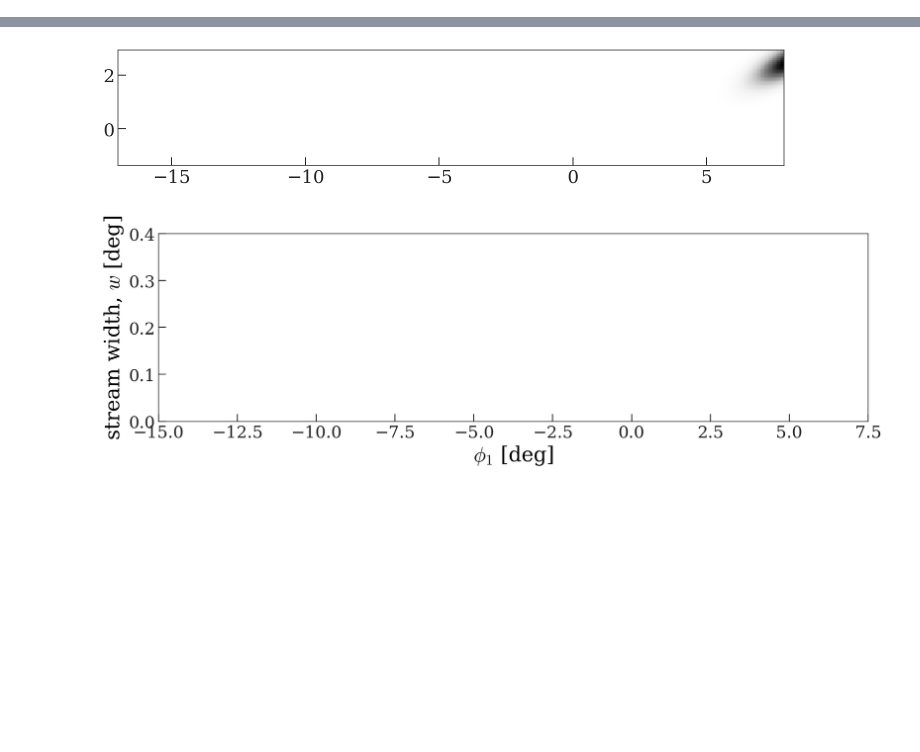
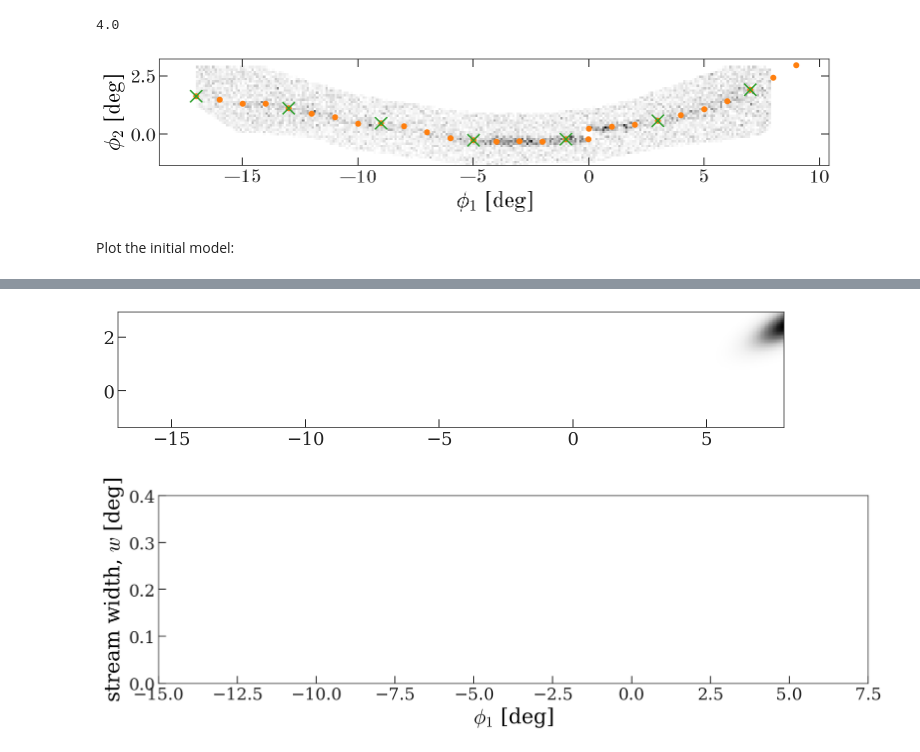
Before and after one commit to adrn/Pal5sBiggestFan, a Jupyter notebook: notebooks/Binned-density-model.ipynb, the cells around one changed output, grey strips where cells are left out. Saved outputs shown, nothing was run; the diff lists cells and outputs as text; code cells hidden in the pictures; blank space fills up the shorter version.

```diff
--- a/notebooks/Binned-density-model.ipynb
+++ b/notebooks/Binned-density-model.ipynb
@@ -312,0 +224,29 @@ fig.tight_layout()
+# %%
+xlim = (data['x'].min(), data['x'].max())
+ylim = (data['y'].min(), data['y'].max())
+# xlim = (data['x'][concave_mask.T.ravel()].min(), data['x'][concave_mask.T.ravel()].max())
+# ylim = (data['y'][concave_mask.T.ravel()].min(), data['y'][concave_mask.T.ravel()].max())
+
+data['bg_phi1_nodes'] = bg_nodes
+data['bg_phi2_nodes'] = bg_phi2_nodes
+data['n_bg_nodes'] = len(data['bg_phi1_nodes'])
+data['bg_w'] = 1. * bg_h_phi1
+data['bg_h'] = 1.25 * bg_h_phi1
+data['bg_w']
+# %% [output]
+4.0
+# %%
+fig, ax = plt.subplots(1, 1, figsize=(12, 4))
+
+ax.pcolormesh(xbins, ybins, H.T,
+              cmap='Greys')
+
+ax.scatter(data['phi1_nodes'], data['phi2_nodes_init'], color='tab:orange')
+ax.scatter(data['bg_phi1_nodes'], data['bg_phi2_nodes'], color='tab:green', marker='x', s=150)
+
+ax.set_xlabel(r'$\phi_1$ [deg]')
+ax.set_ylabel(r'$\phi_2$ [deg]')
+
+ax.set_aspect('equal')
+# %% [output]
+[figure, added]
@@ -312,0 +271,2 @@ fig.tight_layout()
+# %% [markdown]
+Plot the initial model:
```
Also changed, not shown: parts of 45 cells of this notebook, 2 other files.
